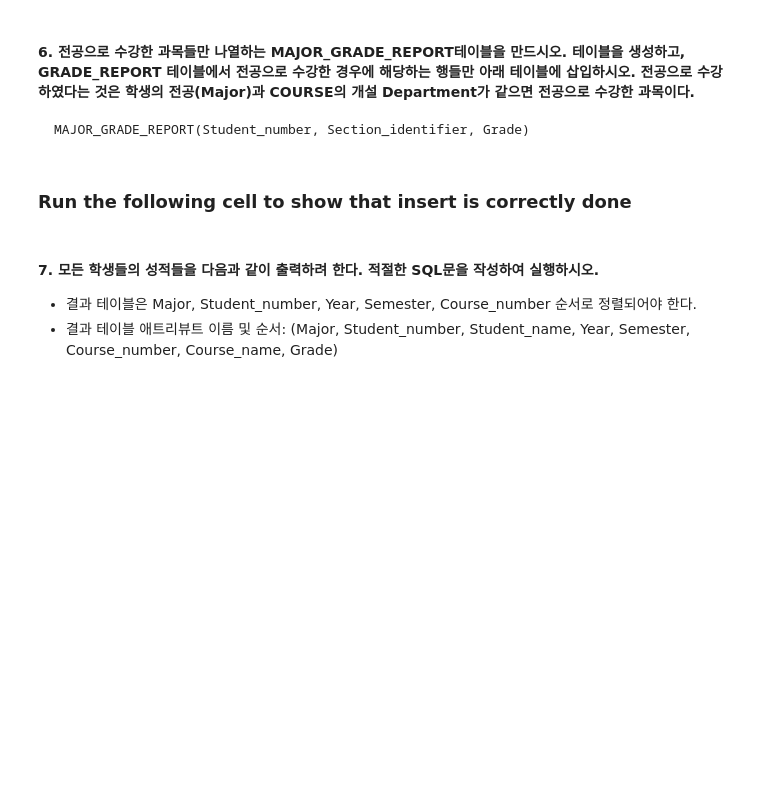
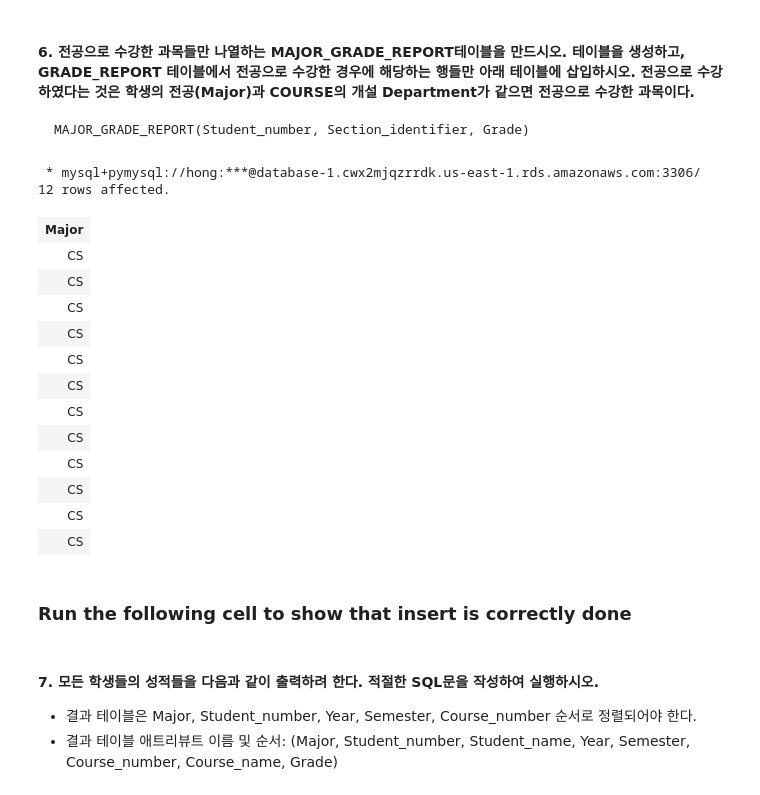
Before and after one commit to icehongsi/2020_Fall, a Jupyter notebook: Database/홍영주 - ch5-homework-2020-student.ipynb, the cells around one changed output. Drawn from its saved outputs; the diff is of its cells as text; code cells hidden in the pictures; blank space fills up the shorter version.

```diff
--- a/Database/홍영주 - ch5-homework-2020-student.ipynb
+++ b/Database/홍영주 - ch5-homework-2020-student.ipynb
@@ -179,0 +307,21 @@ CREATE TABLE EMPLOYEE
+# %%
+%%sql
+
+SELECT ST.Major FROM STUDENT ST, SECTION SE
+WHERE ST.Major in SE.Course_number
+# %% [output]
+ * mysql+pymysql://hong:***@database-1.cwx2mjqzrrdk.us-east-1.rds.amazonaws.com:3306/
+12 rows affected.
+| Major |
+| CS |
+| CS |
+| CS |
+| CS |
+| CS |
+| CS |
+| CS |
+| CS |
+| CS |
+| CS |
+| CS |
+| CS |
```
Also changed, not shown: parts of 18 cells of this notebook, 1 other file.
